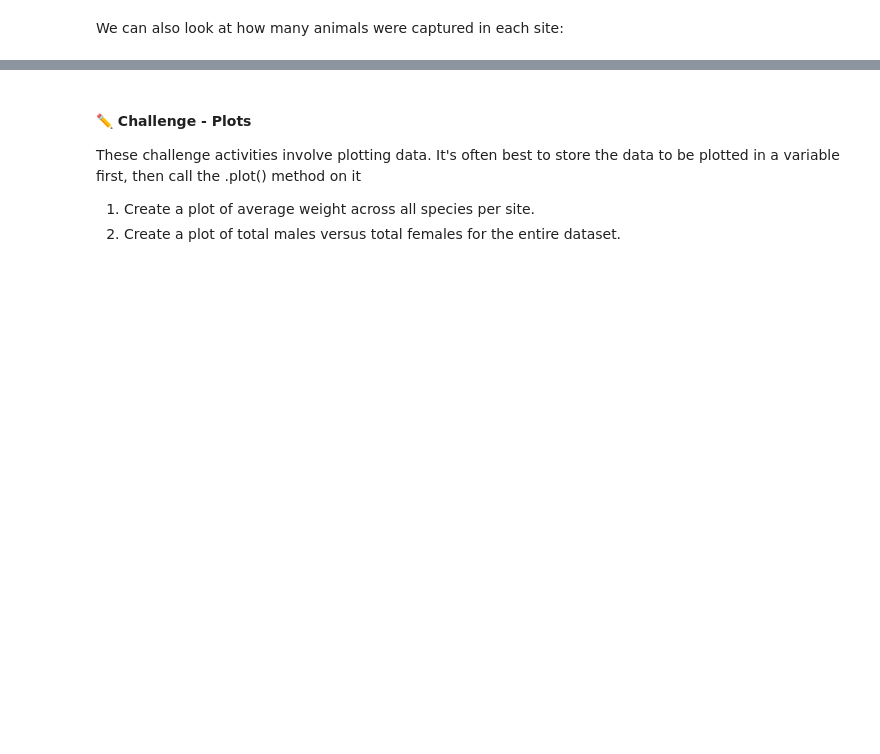
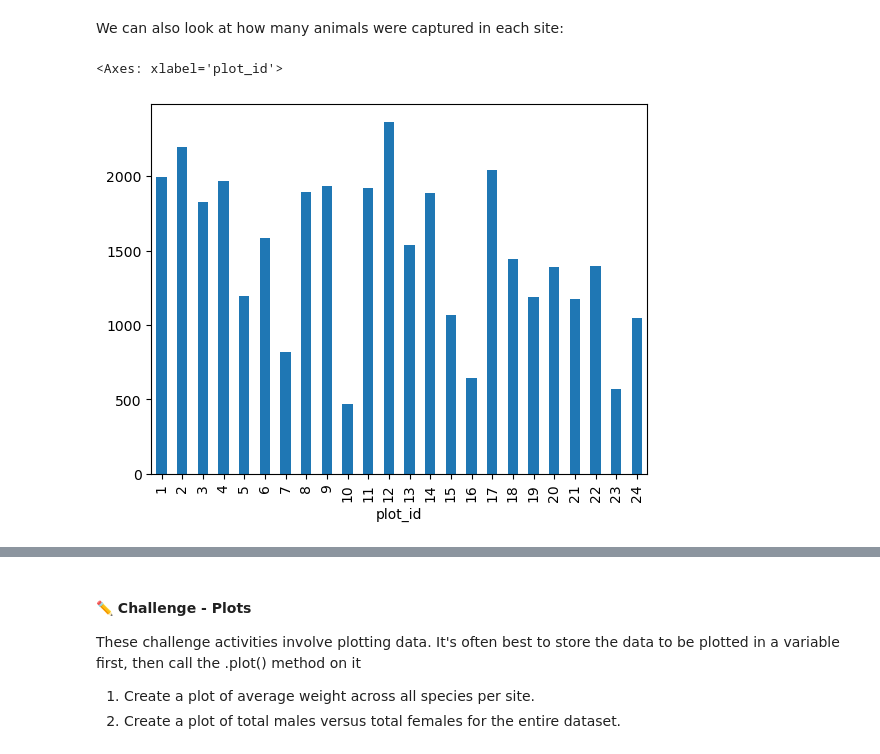
Before and after one commit to CurtinIDS/CIC_Carpentries_Python, a Jupyter notebook: notebooks/Intro_to_Python_Day1_Pt2.ipynb, the cells around one changed output, grey strips where cells are left out. Saved outputs shown, nothing was run; the diff lists cells and outputs as text; code cells hidden in the pictures; blank space fills up the shorter version.

```diff
--- a/notebooks/Intro_to_Python_Day1_Pt2.ipynb
+++ b/notebooks/Intro_to_Python_Day1_Pt2.ipynb
@@ -284,0 +565,9 @@ We can also look at how many animals were captured in each site:
+# %%
+# Create a total_count variable that sums the 'record_id' values for each site
+total_count = surveys_df.groupby('plot_id')['record_id'].nunique()
+
+# Now plot it
+total_count.plot(kind='bar')
+# %% [output]
+<Axes: xlabel='plot_id'>
+[figure, added]
```
Also changed, not shown: parts of 52 cells of this notebook.
